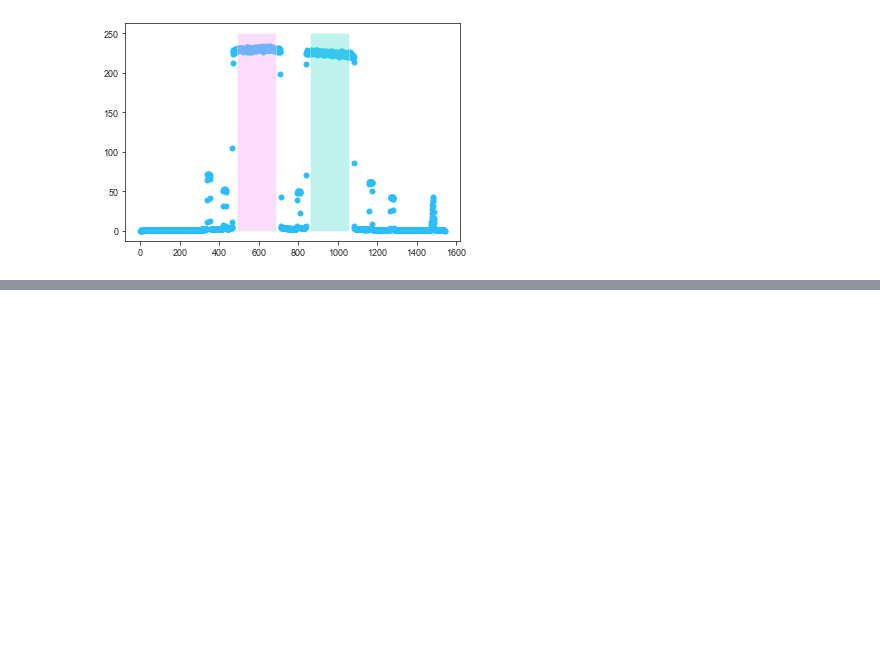
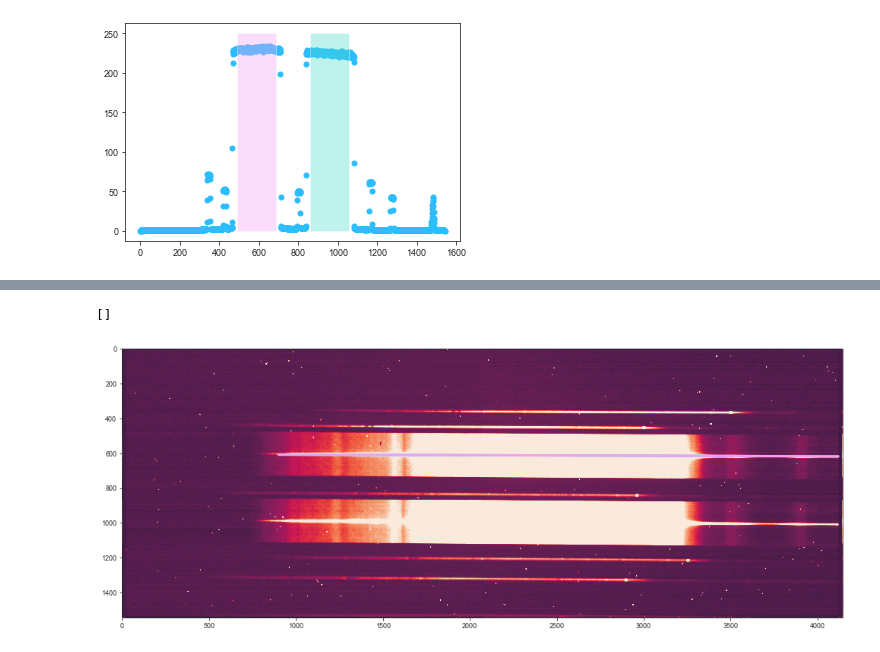
Before and after one commit to natalieallen/LBT-Data-Analysis, a Jupyter notebook: LBT_Data_Calibration.ipynb, the cells around one changed output, grey strips where cells are left out. Cells and saved outputs as stored; diff of their text form; code cells hidden in the pictures; blank space fills up the shorter version.

```diff
--- a/LBT_Data_Calibration.ipynb
+++ b/LBT_Data_Calibration.ipynb
@@ -474,0 +689,15 @@ data_clean(cal_dict, data_files)
+# %%
+# Use the best-one as deemed by the BIC to fit all the traces; plot them with median image on top:
+plt.figure(figsize=(17,12))
+im = plt.imshow(data)
+im.set_clim(-5,20)
+
+# Fit only non-nans:
+coeffs1 = chebyshev.chebfit(np.array(x_upper)[np.logical_not(np.isnan(test_nan))],np.array(test_nan)[np.logical_not(np.isnan(test_nan))],deg=1)
+plt.plot(x_upper,chebyshev.chebval(x_upper,coeffs1),lw=3)
+coeffs2 = chebyshev.chebfit(np.array(x_upper)[np.logical_not(np.isnan(test_nan))],np.array(test_nan)[np.logical_not(np.isnan(test_nan))],deg=2)
+plt.plot(x_upper,chebyshev.chebval(x_upper,coeffs2),lw=3)
+plt.plot()
+# %% [output]
+[]
+[figure, added]
```
Also changed, not shown: parts of 22 cells of this notebook.
